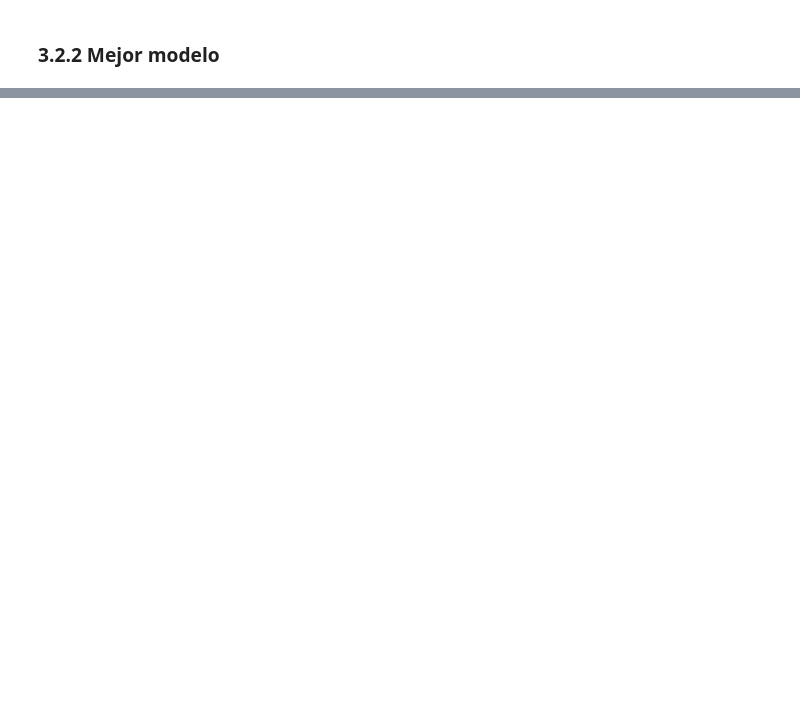
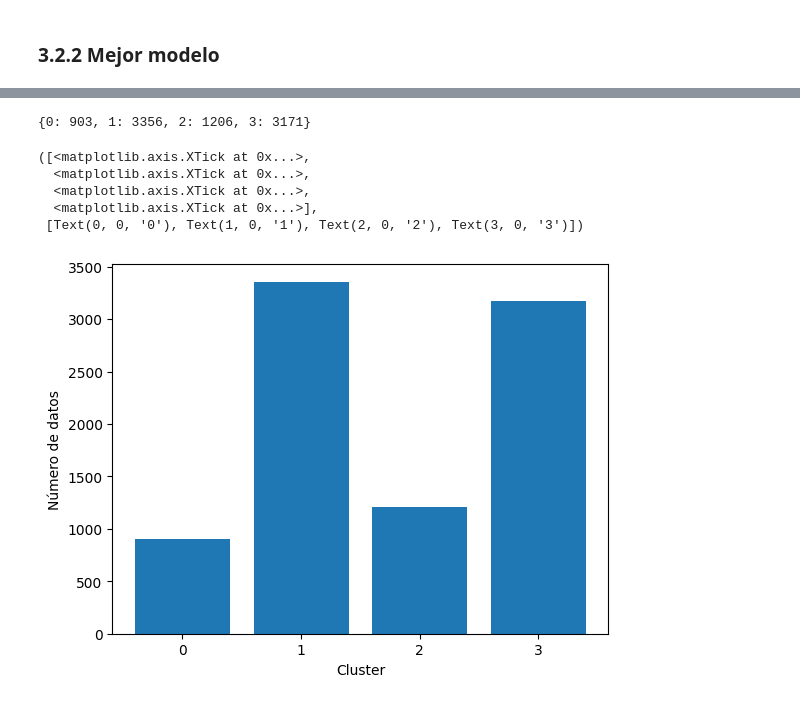
Before and after one commit to NataliaVillegasC/BI-Laboratorio2_Agrupacion, a Jupyter notebook: NataliaLab copy.ipynb, the cells around one changed output, grey strips where cells are left out. Saved outputs shown, nothing was run; the diff lists cells and outputs as text; code cells hidden in the pictures; blank space fills up the shorter version.

```diff
--- a/NataliaLab copy.ipynb
+++ b/NataliaLab copy.ipynb
@@ -847,2 +1006,5 @@ Para implementar el algoritmo AgglomerativeClustering, es fundamental definir el
 # %% [markdown]
 ### 3.2.2 Mejor modelo
+# %%
+modelAC = AgglomerativeClustering(n_clusters=4, linkage="average", metric="cosine")
+labelModelAC = modelAC.fit_predict(df_scaled)
@@ -848,0 +1030,18 @@ Para implementar el algoritmo AgglomerativeClustering, es fundamental definir el
+# %%
+indexes_AC, values_AC = np.unique(labelModelAC, return_counts=True)
+
+{indexes_AC[i]: values_AC[i] for i in range(len(indexes_AC))}
+# %% [output]
+{0: 903, 1: 3356, 2: 1206, 3: 3171}
+# %%
+rects_AC = plt.bar(indexes_AC, values_AC)
+plt.xlabel('Cluster')
+plt.ylabel('Número de datos')
+plt.xticks(indexes)
+# %% [output]
+([<matplotlib.axis.XTick at 0x...>,
+  <matplotlib.axis.XTick at 0x...>,
+  <matplotlib.axis.XTick at 0x...>,
+  <matplotlib.axis.XTick at 0x...>],
+ [Text(0, 0, '0'), Text(1, 0, '1'), Text(2, 0, '2'), Text(3, 0, '3')])
+[figure, added]
```
Also changed, not shown: parts of 11 cells of this notebook.
